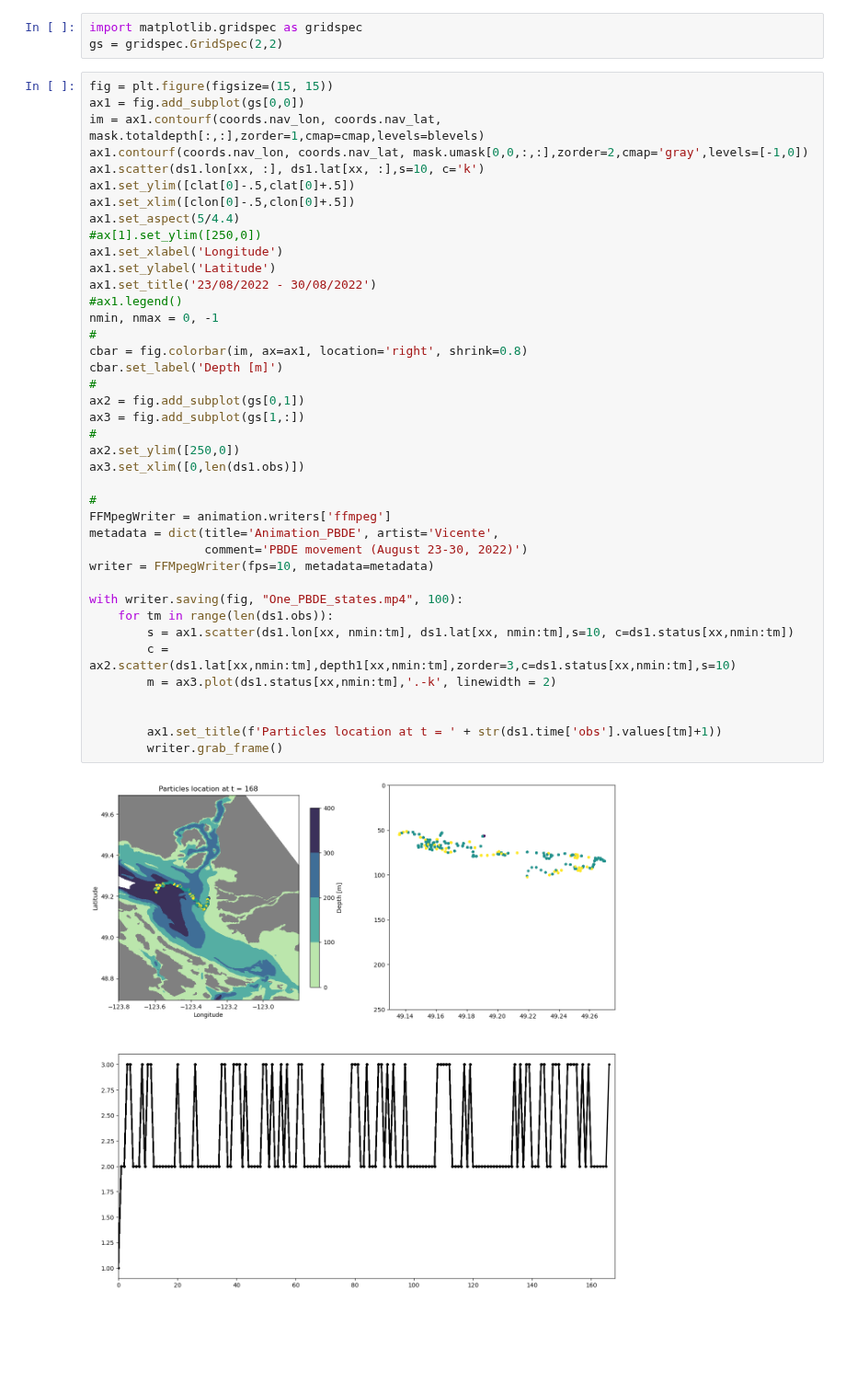
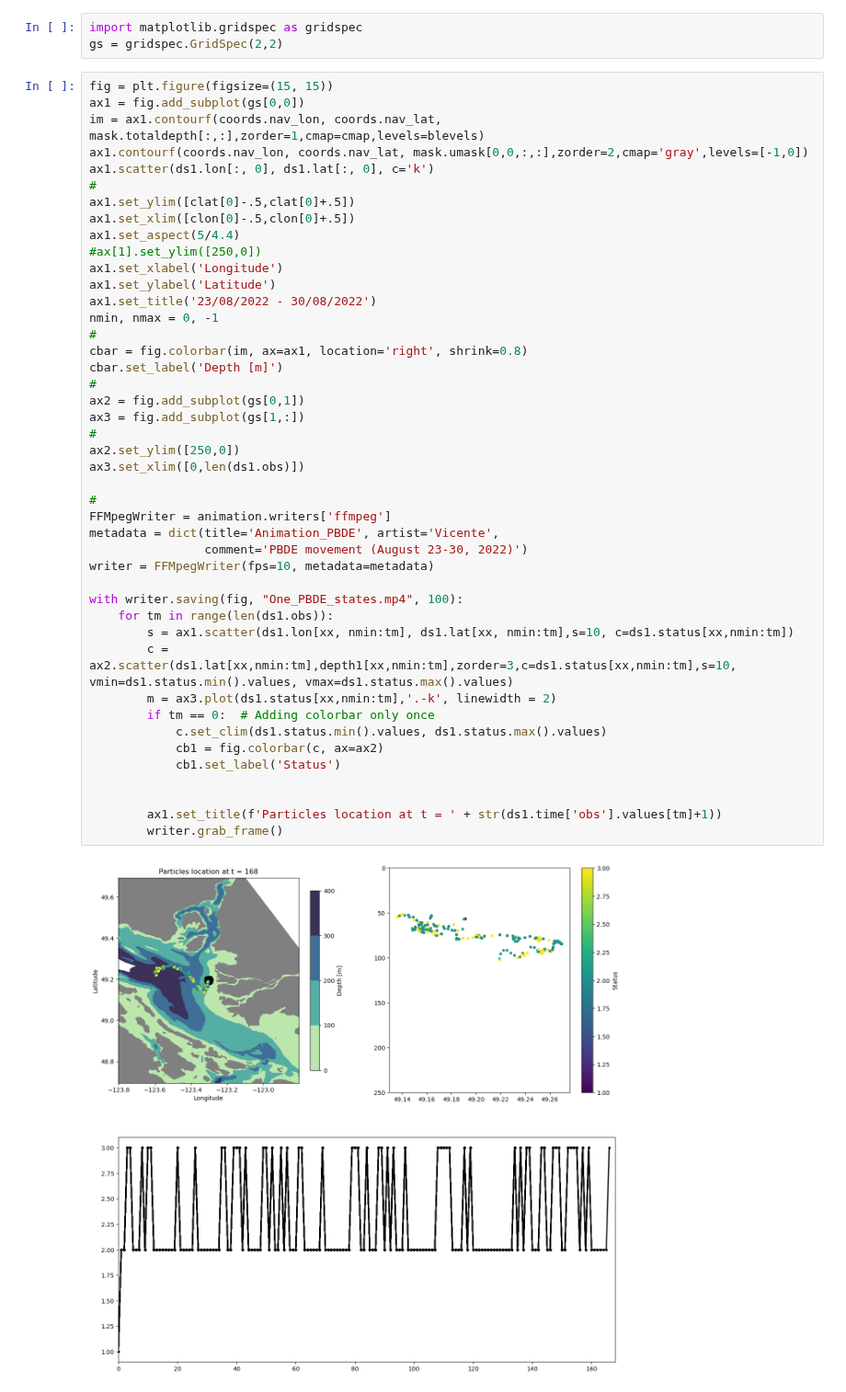
Before and after one commit to SalishSeaCast/analysis-vicente, a Jupyter notebook: Ocean_Parcels/drafts/PBDE_states.ipynb, the cells around one changed output. Shown at 92% size. Drawn from its saved outputs; the diff is of its cells as text; blank space fills up the shorter version.

```diff
--- a/Ocean_Parcels/drafts/PBDE_states.ipynb
+++ b/Ocean_Parcels/drafts/PBDE_states.ipynb
@@ -483,40 +483,44 @@ fig = plt.figure(figsize=(15, 15))
 ax1 = fig.add_subplot(gs[0,0])
 im = ax1.contourf(coords.nav_lon, coords.nav_lat, mask.totaldepth[:,:],zorder=1,cmap=cmap,levels=blevels)
 ax1.contourf(coords.nav_lon, coords.nav_lat, mask.umask[0,0,:,:],zorder=2,cmap='gray',levels=[-1,0])
-ax1.scatter(ds1.lon[xx, :], ds1.lat[xx, :],s=10, c='k')
+ax1.scatter(ds1.lon[:, 0], ds1.lat[:, 0], c='k')
+#
 ax1.set_ylim([clat[0]-.5,clat[0]+.5])
 ax1.set_xlim([clon[0]-.5,clon[0]+.5])
 ax1.set_aspect(5/4.4)
 #ax[1].set_ylim([250,0])
 ax1.set_xlabel('Longitude')
 ax1.set_ylabel('Latitude')
 ax1.set_title('23/08/2022 - 30/08/2022')
-#ax1.legend()
 nmin, nmax = 0, -1
 #
 cbar = fig.colorbar(im, ax=ax1, location='right', shrink=0.8)
 cbar.set_label('Depth [m]')
 #
 ax2 = fig.add_subplot(gs[0,1])
 ax3 = fig.add_subplot(gs[1,:])
 #
 ax2.set_ylim([250,0])
 ax3.set_xlim([0,len(ds1.obs)])
 
 #
 FFMpegWriter = animation.writers['ffmpeg']
 metadata = dict(title='Animation_PBDE', artist='Vicente',
                 comment='PBDE movement (August 23-30, 2022)')
 writer = FFMpegWriter(fps=10, metadata=metadata)
 
 with writer.saving(fig, "One_PBDE_states.mp4", 100):
     for tm in range(len(ds1.obs)):
         s = ax1.scatter(ds1.lon[xx, nmin:tm], ds1.lat[xx, nmin:tm],s=10, c=ds1.status[xx,nmin:tm])
-        c = ax2.scatter(ds1.lat[xx,nmin:tm],depth1[xx,nmin:tm],zorder=3,c=ds1.status[xx,nmin:tm],s=10)
+        c = ax2.scatter(ds1.lat[xx,nmin:tm],depth1[xx,nmin:tm],zorder=3,c=ds1.status[xx,nmin:tm],s=10, vmin=ds1.status.min().values, vmax=ds1.status.max().values)
         m = ax3.plot(ds1.status[xx,nmin:tm],'.-k', linewidth = 2)
+        if tm == 0:  # Adding colorbar only once
+            c.set_clim(ds1.status.min().values, ds1.status.max().values)
+            cb1 = fig.colorbar(c, ax=ax2)
+            cb1.set_label('Status')
 
 
         ax1.set_title(f'Particles location at t = ' + str(ds1.time['obs'].values[tm]+1))
         writer.grab_frame()
 # %% [output]
-[figure, old version]
+[figure, new version]
```
Also changed, not shown: parts of 1 cell of this notebook, 1 other file.
